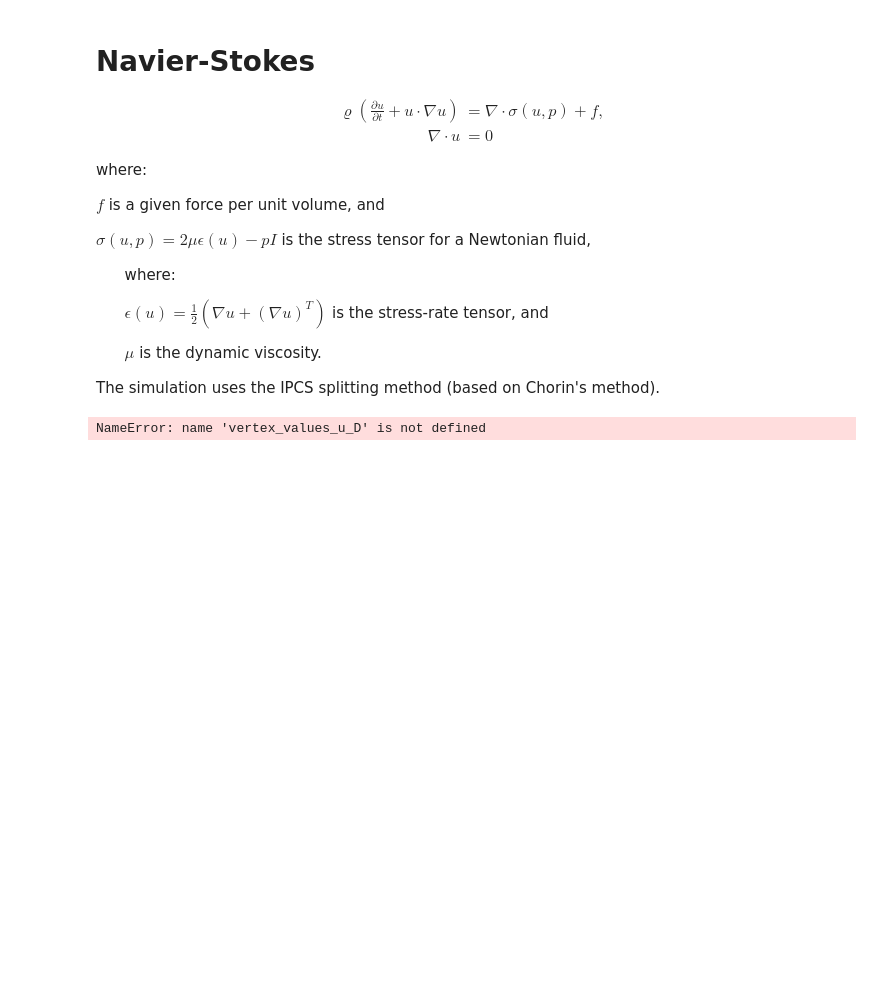
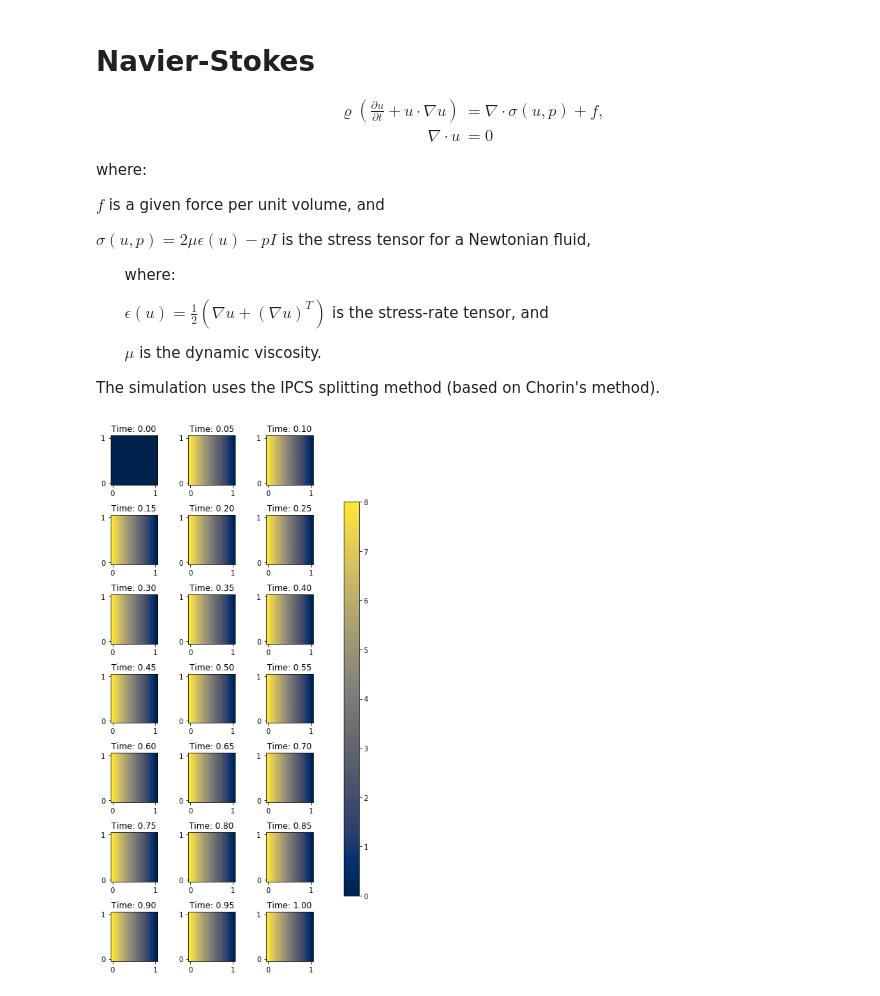
Before and after one commit to ZacharyVernec/PDE-FIND, a Jupyter notebook: Navier-Stokes.ipynb, the cells around one changed output. Saved outputs shown, nothing was run; the diff lists cells and outputs as text; code cells hidden in the pictures; blank space fills up the shorter version.

```diff
--- a/Navier-Stokes.ipynb
+++ b/Navier-Stokes.ipynb
@@ -145,16 +145,16 @@ def calculate_simulation_channel_flow(nx, ny, nt, dt=None, tmax=None, mu=1.0, rh
 
         # Compute errors for u
         u_e = Expression(('4*x[1]*(1.0 - x[1])', '0'), degree=2)
-        vertex_values_u_e = u_e.compute_vertex_values(mesh).reshape(nx+1, ny+1, 2)
-        vertex_values_u = u_n.compute_vertex_values(mesh).reshape(nx+1, ny+1, 2)
+        vertex_values_u_e = u_e.compute_vertex_values(mesh)
+        vertex_values_u = u_n.compute_vertex_values(mesh)
         error_u_L2 = errornorm(u_e, u_n, norm_type='L2')
-        error_u_max = np.max(np.abs(vertex_values_u_D - vertex_values_u))
+        error_u_max = np.max(np.abs(vertex_values_u_e - vertex_values_u))
         #print('t = %.2f: error = %.3g' % (t, error))
         #print('max u:', u_.vector().array().max())
-        # Compute errors for u
-        v_e = Expression(('4*x[1]*(1.0 - x[1])', '0'), degree=2)
-        vertex_values_p_e = p_e.compute_vertex_values(mesh).reshape(nx+1, ny+1)
-        vertex_values_p = p_n.compute_vertex_values(mesh).reshape(nx+1, ny+1)
+        # Compute errors for p
+        p_e = Expression('0', degree=2)
+        vertex_values_p_e = p_e.compute_vertex_values(mesh)
+        vertex_values_p = p_n.compute_vertex_values(mesh)
         error_p_L2 = errornorm(p_e, p_n, norm_type='L2')
         error_p_max = np.max(np.abs(vertex_values_p_e - vertex_values_p))
         #print('t = %.2f: error = %.3g' % (t, error))
@@ -165,25 +165,25 @@ def calculate_simulation_channel_flow(nx, ny, nt, dt=None, tmax=None, mu=1.0, rh
         logs['u'].append(u_n.copy(deepcopy=True))
         logs['error_u_L2'].append(error_u_L2)
         logs['error_u_max'].append(error_u_max)
-        logs['p'].append(u_n.copy(deepcopy=True))
+        logs['p'].append(p_n.copy(deepcopy=True))
         logs['error_p_L2'].append(error_p_L2)
         logs['error_p_max'].append(error_p_max)
 
 
     return mesh_info, logs
 
-mesh_info, logs = calculate_simulation_channel_flow(16, 16, 500, tmax=10.0)
+mesh_info, logs = calculate_simulation_channel_flow(18, 19, 20, tmax=1.0)
-# %% [output]
-NameError: name 'vertex_values_u_D' is not defined
 # %%
-def display_simulation(mesh_info, logs, nplots_max=None, nrows_max=None, show_bounds=False):
+def display_simulation(mesh_info, logs, nplots_max=None, nrows_max=None, show_bounds=False, scalemin=1, scalemax=8):
 
     # Retrieve variables
     mesh = mesh_info['mesh']
+    coords = mesh.coordinates()
     nx = mesh_info['nx']
     ny = mesh_info['ny']
     nt = mesh_info['nt']
     u_hist = logs['u']
+    p_hist = logs['p']
     t_hist = logs['t']
 
     # Default values
@@ -196,38 +196,40 @@ def display_simulation(mesh_info, logs, nplots_max=None, nrows_max=None, show_bo
 
     ncols = int(np.ceil(nplots/nrows_max))
     nrows = int(np.ceil(nplots/ncols))
-    figsize = [2*ncols, 0.8*nrows*2]     # figure size, inches
-    scalemin, scalemax = 1.0, 8.0 #Decided arbitrarily to scale the plots to a standard scale.
+    figsize = np.array([ncols, 0.8*nrows])*2     # figure size, inches
+    scalemin, scalemax = scalemin, scalemax #Decided arbitrarily to scale the plots to a standard scale.
                                #Ideally, we would scale everything based on the min and max over all time,
                                #but here we are plotting before doing the entire calculation.
 
     fig, axes = plt.subplots(nrows=nrows, ncols=ncols, figsize=figsize)
 
 
     for i in range(nplots):
         axi = axes.flat[i]
         # i runs from 0 to (nrows*ncols-1)
         # axi is equivalent with ax[rowid][colid]
-        vertex_values_u = u_hist[i].compute_vertex_values(mesh).reshape(nx+1, ny+1)
-        img = axi.imshow(vertex_values_u, origin='lower', extent=(-0.05, 1.05, -0.05, 1.05), cmap='cividis', vmin=scalemin, vmax=scalemax)
-
+        vertex_values_p = p_hist[i].compute_vertex_values(mesh).reshape(ny+1, nx+1)
+        img = axi.imshow(vertex_values_p, origin='lower', extent=(-0.05, 1.05, -0.05, 1.05), aspect=ny/nx,
+                         cmap='cividis', vmin=scalemin, vmax=scalemax)
         axi.set_title(f'Time: {t_hist[i]:.2f}')
 
         if show_bounds:
             maj_locator = plt.FixedLocator([0, 1])
         if not show_bounds:
             maj_locator = plt.NullLocator()
         axi.xaxis.set_major_locator(maj_locator)
         axi.yaxis.set_major_locator(maj_locator)
         axi.xaxis.set_minor_locator(plt.NullLocator())
         axi.yaxis.set_minor_locator(plt.NullLocator())
 
     plt.tight_layout(True)
 
     fig.subplots_adjust(right=0.8)
     cbar_ax = fig.add_axes([0.85, 0.15, 0.05, 0.7])
     fig.colorbar(img, cax=cbar_ax)
 
     plt.show()
 
-display_simulation(mesh_info, logs, nrows_max=7, show_bounds=True)
+display_simulation(mesh_info, logs, nrows_max=7, show_bounds=True, scalemin=0, scalemax=8)
+# %% [output]
+[figure, added]
```
Also changed, not shown: parts of 4 cells of this notebook, 1 other file.
